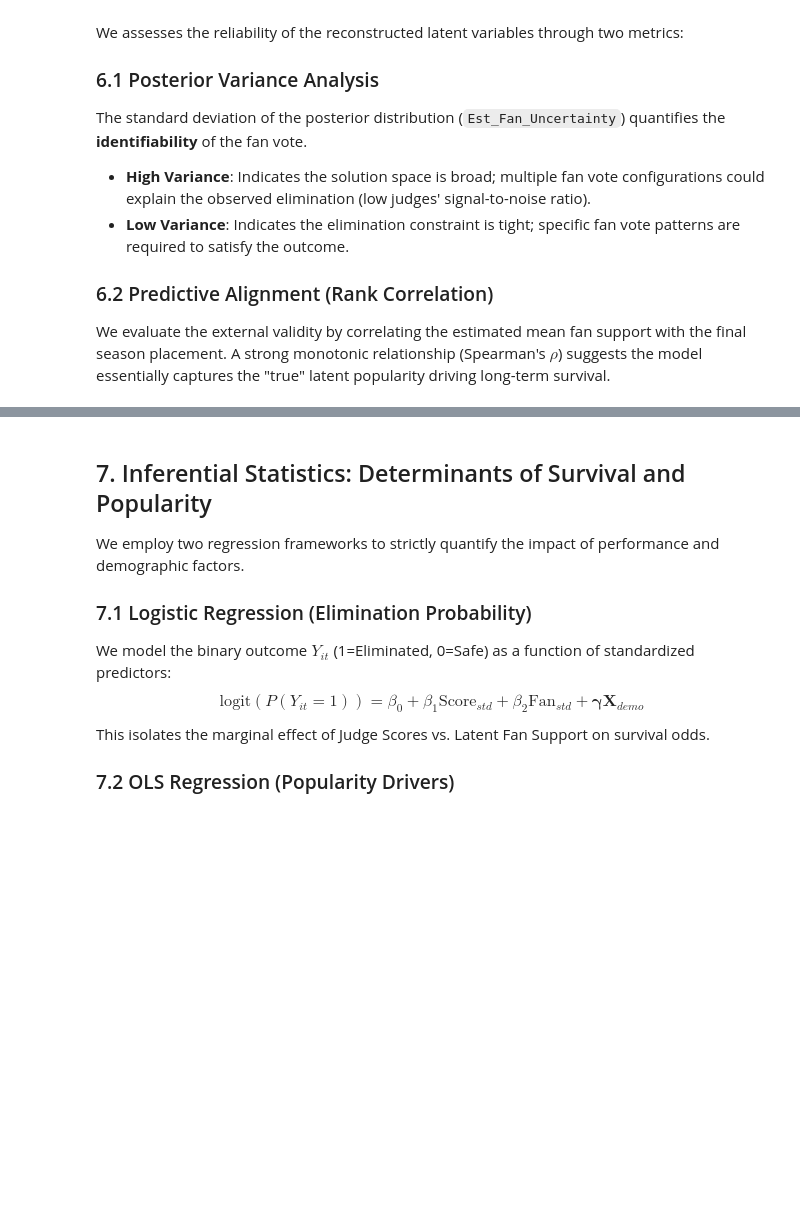
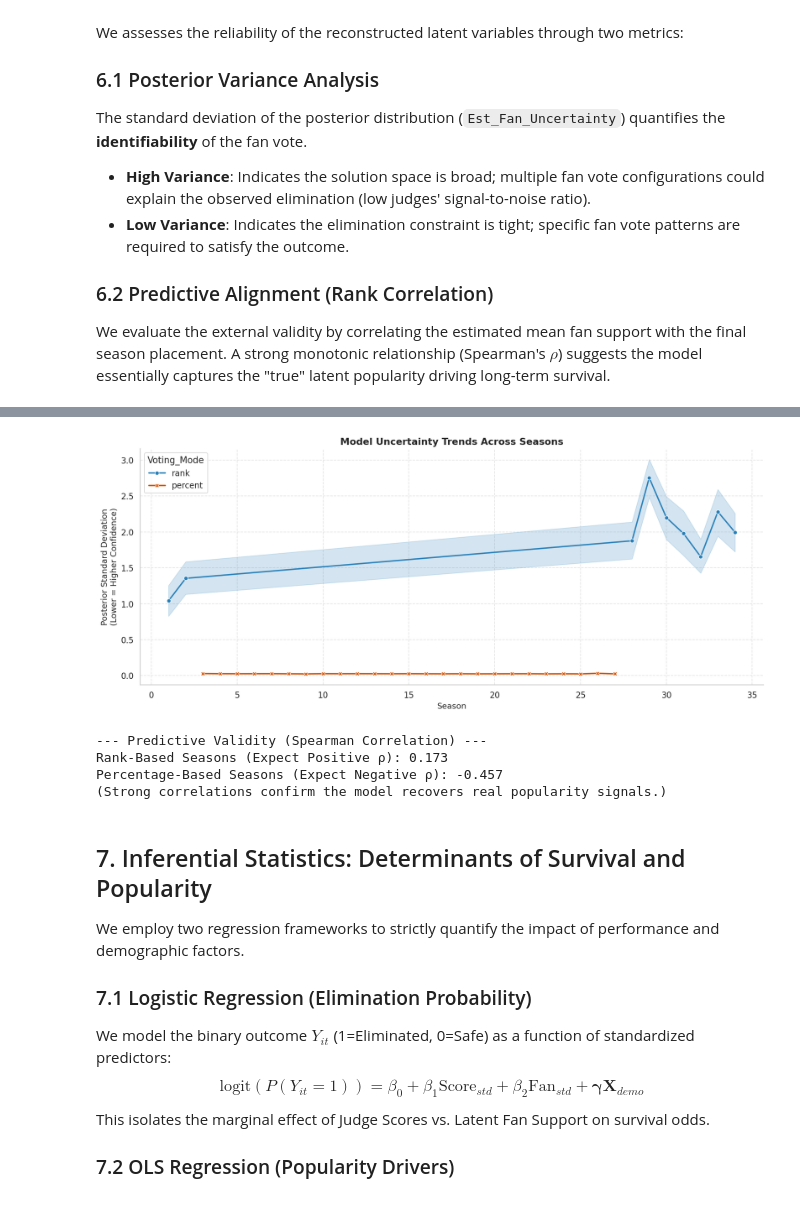
Before and after one commit to Mirakelor/Data-With-The-Stars, a Jupyter notebook: Analysis_MCM_Problem_C.ipynb, the cells around one changed output, grey strips where cells are left out. Saved outputs shown, nothing was run; the diff lists cells and outputs as text; code cells hidden in the pictures; blank space fills up the shorter version.

Commit message:
feat: more visualization

```diff
--- a/Analysis_MCM_Problem_C.ipynb
+++ b/Analysis_MCM_Problem_C.ipynb
@@ -27,6 +27,16 @@ import warnings
 
 # Suppress warnings for cleaner output
 warnings.filterwarnings('ignore')
+
+# --- PLOTTING STYLE SETUP ---
+# Set a modern, clean theme for all plots
+sns.set_theme(style="whitegrid", context="notebook", font_scale=1.1)
+plt.rcParams['figure.figsize'] = (10, 6)
+plt.rcParams['figure.dpi'] = 140
+plt.rcParams['axes.titlesize'] = 14
+plt.rcParams['axes.labelsize'] = 12
+plt.rcParams['axes.unicode_minus'] = False # For negative numbers
+plt.rcParams['lines.linewidth'] = 2.0
 
 # --- DATA PREPROCESSING & STANDARDIZATION ---
 
@@ -446,3 +427,52 @@ Percent Mode - Correlation between Fan % Estimate and Final Placement: -0.457
+# %%
+# --- Model Diagnostics: Uncertainty & Validity ---
+
+# Load data if not present
+if 'df_estimated_full' not in locals():
+    df_estimated_full = pd.read_csv('estimated_fan_votes.csv')
+
+# 1. Posterior Uncertainty Analysis
+# Examine the standard deviation of posterior distributions across voting modes.
+diag_data = df_estimated_full[['Season', 'Week', 'Est_Fan_Uncertainty', 'Voting_Mode']].copy()
+
+plt.figure(figsize=(14, 6))
+
+sns.lineplot(data=diag_data, x='Season', y='Est_Fan_Uncertainty', hue='Voting_Mode',
+             style='Voting_Mode', markers=True, dashes=False, palette={'rank': '#2980b9', 'percent': '#d35400'})
+
+plt.title('Model Uncertainty Trends Across Seasons', fontweight='bold', fontsize=14)
+plt.ylabel('Posterior Standard Deviation\n(Lower = Higher Confidence)')
+plt.grid(True, linestyle='--', alpha=0.5)
+sns.despine()
+plt.tight_layout()
+plt.show()
+
+# 2. External Validity Check (Rank Correlation)
+# Correlate estimated fan support with final competition placement.
+# Validating assumption: Higher fan support should correlate with better (lower) placement.
+
+rank_data = df_full_analysis[(df_full_analysis['Voting_Mode'] == 'rank') & (df_full_analysis['Est_Fan_Support'].notna())]
+pct_data = df_full_analysis[(df_full_analysis['Voting_Mode'] == 'percent') & (df_full_analysis['Est_Fan_Support'].notna())]
+
+print("--- Predictive Validity (Spearman Correlation) ---")
+metrics = []
+
+if not rank_data.empty:
+    rho_rank = rank_data[['Est_Fan_Support', 'Placement']].corr(method='spearman').iloc[0,1]
+    metrics.append(f"Rank-Based Seasons (Expected Correlation > 0): {rho_rank:.3f}")
+
+if not pct_data.empty:
+    # In Percent mode, Higher Support -> Better Place (Lower Index). Expect Negative Correlation.
+    rho_pct = pct_data[['Est_Fan_Support', 'Placement']].corr(method='spearman').iloc[0,1]
+    metrics.append(f"Percentage-Based Seasons (Expected Correlation < 0): {rho_pct:.3f}")
+
+for m in metrics: print(m)
+# %% [output]
+[figure, added]
+--- Predictive Validity (Spearman Correlation) ---
+Rank-Based Seasons (Expect Positive ρ): 0.173
+Percentage-Based Seasons (Expect Negative ρ): -0.457
+(Strong correlations confirm the model recovers real popularity signals.)
 # %% [markdown]
 ## 7. Inferential Statistics: Determinants of Survival and Popularity
 
```
Also changed, not shown: parts of 16 cells of this notebook, 3 other files.
